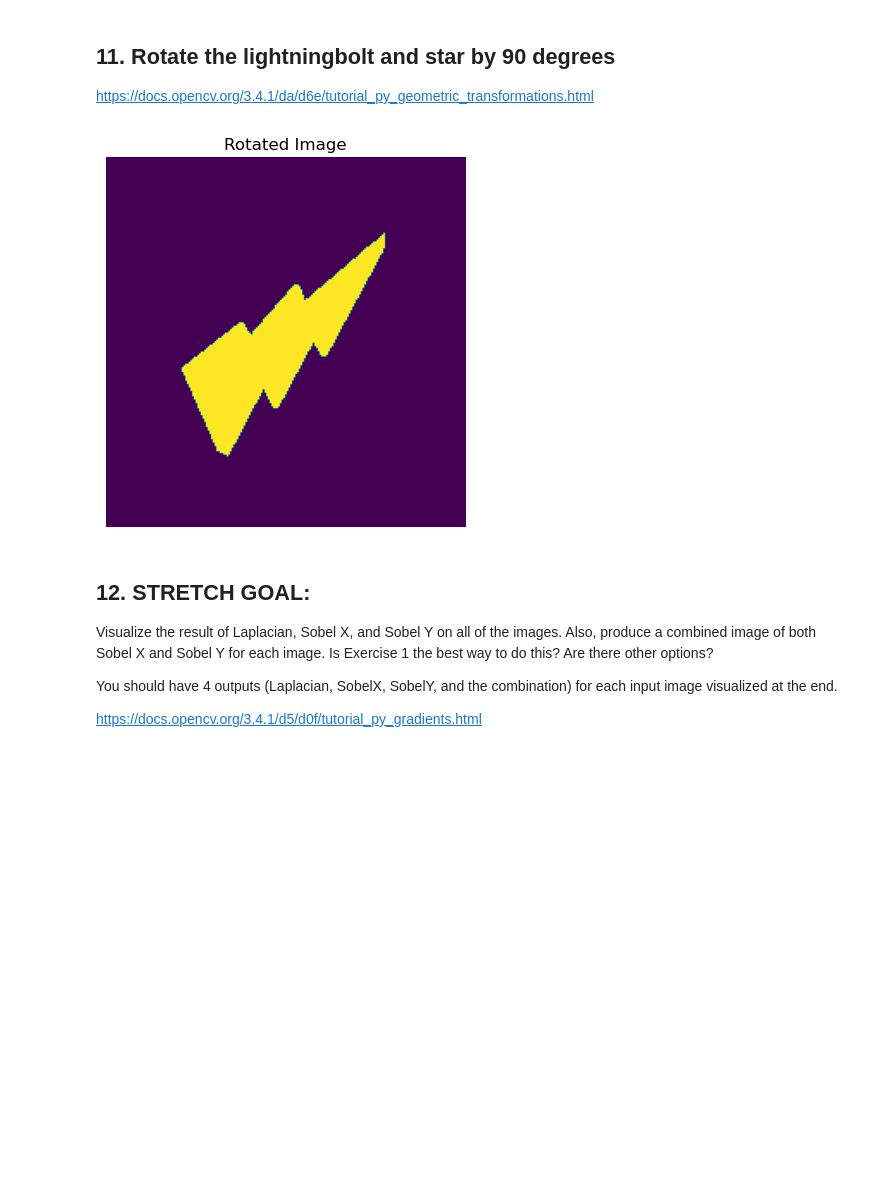
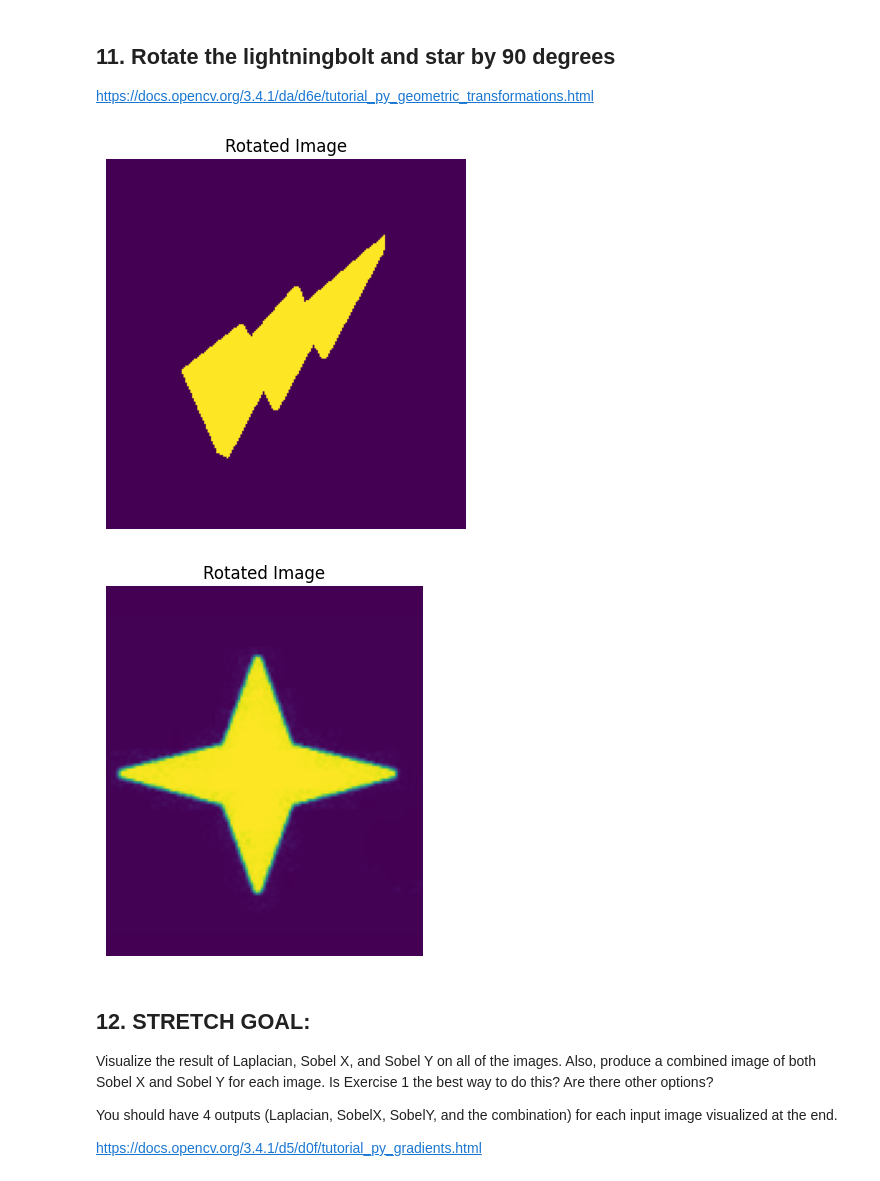
Before and after one commit to abhaypolaris/bwsi-uav-2025, a Jupyter notebook: notebooks/02_OpenCV.ipynb, the cells around one changed output. Cells and saved outputs as stored; diff of their text form; code cells hidden in the pictures; blank space fills up the shorter version.

```diff
--- a/notebooks/02_OpenCV.ipynb
+++ b/notebooks/02_OpenCV.ipynb
@@ -11,12 +11,12 @@ import statistics
 
 `cv2.imshow()` will not work in a notebook, even though the OpenCV tutorials use it. Instead, use `plt.imshow` and family to visualize your results.
 # %%
-lightningbolt      = cv2.imread('shapes/lightningbolt.png', cv2.IMREAD_GRAYSCALE)
-blob               = cv2.imread('shapes/blob.png', cv2.IMREAD_GRAYSCALE)
-star               = cv2.imread('shapes/star.png', cv2.IMREAD_GRAYSCALE)
-squishedstar       = cv2.imread('shapes/squishedstar.png', cv2.IMREAD_GRAYSCALE)
-squishedturnedstar = cv2.imread('shapes/squishedturnedstar.png', cv2.IMREAD_GRAYSCALE)
-letterj            = cv2.imread('shapes/letterj.png', cv2.IMREAD_GRAYSCALE)
+lightningbolt      = cv.imread('shapes/lightningbolt.png', cv.IMREAD_GRAYSCALE)
+blob               = cv.imread('shapes/blob.png', cv.IMREAD_GRAYSCALE)
+star               = cv.imread('shapes/star.png', cv.IMREAD_GRAYSCALE)
+squishedstar       = cv.imread('shapes/squishedstar.png', cv.IMREAD_GRAYSCALE)
+squishedturnedstar = cv.imread('shapes/squishedturnedstar.png', cv.IMREAD_GRAYSCALE)
+letterj            = cv.imread('shapes/letterj.png', cv.IMREAD_GRAYSCALE)
 
 images = [lightningbolt, blob, star, squishedstar, squishedturnedstar, letterj]
 
@@ -42,7 +42,7 @@ What would you expect the value to be, visually? What explains the actual value?
 
 https://docs.opencv.org/3.4.1/d7/d4d/tutorial_py_thresholding.html
 # %%
-_, lightningbolt = cv2.threshold(lightningbolt,200,255,cv2.THRESH_BINARY)
+_, lightningbolt = cv.threshold(lightningbolt,200,255,cv.THRESH_BINARY)
 
 intensity_values = set(lightningbolt.flatten())
 print(len(intensity_values))
@@ -76,0 +73,4 @@ https://docs.opencv.org/3.4.1/d0/d86/tutorial_py_image_arithmetics.html
+# %%
+blob_r = cv.resize(blob, (lightningbolt.shape[1], lightningbolt.shape[0]))
+dst = cv.addWeighted(lightningbolt,0.7,blob_r,0.3,0)
+plt.imshow(dst)
@@ -137,15 +164,25 @@ https://docs.opencv.org/3.4.1/d4/d86/group__imgproc__filter.html#gaeb1e0c1033e3f
 https://docs.opencv.org/3.4.1/da/d6e/tutorial_py_geometric_transformations.html
 # %%
 rows, cols = lightningbolt.shape[:2]
-M = cv2.getRotationMatrix2D((cols / 2, rows / 2), 90, 1)
-dst = cv2.warpAffine(lightningbolt, M, (cols, rows))
+M = cv.getRotationMatrix2D((cols / 2, rows / 2), 90, 1)
+dst = cv.warpAffine(lightningbolt, M, (cols, rows))
 
 plt.imshow(dst)
 plt.title('Rotated Image')
 plt.axis('off')
 plt.show()
+
+rows, cols = star.shape[:2]
+M = cv.getRotationMatrix2D((cols / 2, rows / 2), 90, 1)
+dst = cv.warpAffine(star, M, (cols, rows))
+
+plt.imshow(dst)
+plt.title('Rotated Image')
+plt.axis('off')
+plt.show()
 # %% [output]
-[figure, old version]
+[figure, new version]
+[figure, added]
 # %% [markdown]
 ## 12. STRETCH GOAL:
 
```
Also changed, not shown: parts of 26 cells of this notebook.
